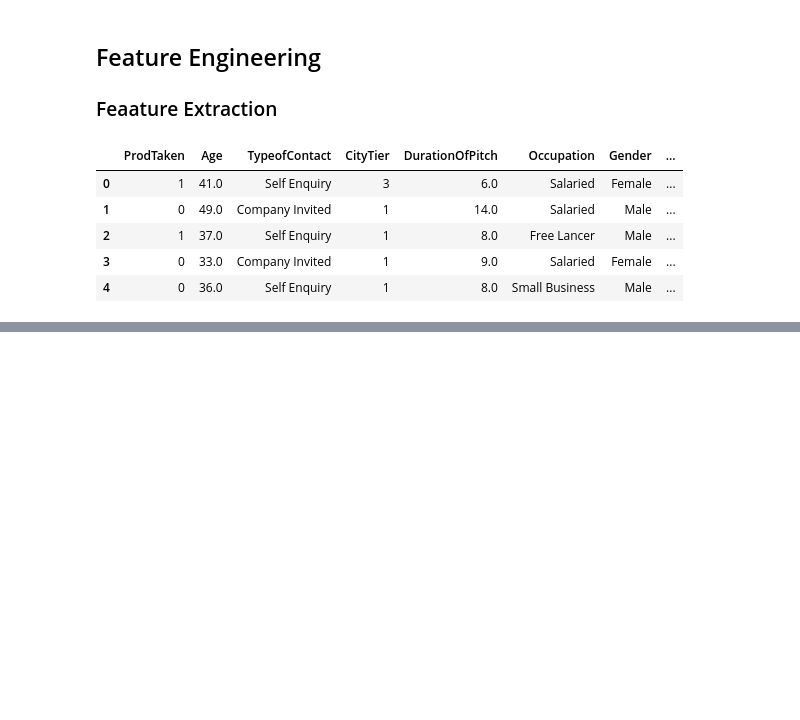
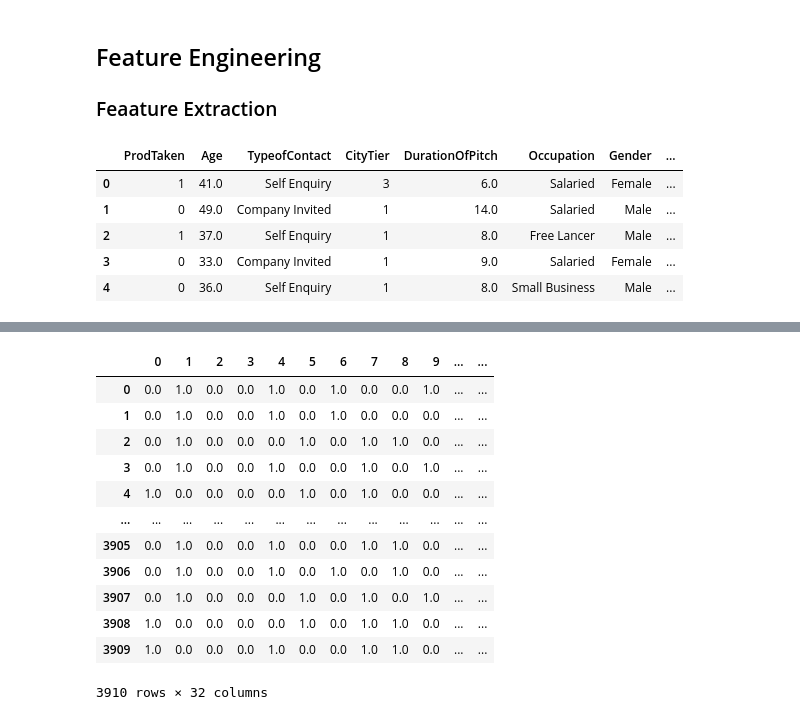
Before and after one commit to Soumo31428/RandomForestClassification, a Jupyter notebook: Random_Forest_Classification_Implementation.ipynb, the cells around one changed output, grey strips where cells are left out. Saved outputs shown, nothing was run; the diff lists cells and outputs as text; code cells hidden in the pictures; blank space fills up the shorter version.

```diff
--- a/Random_Forest_Classification_Implementation.ipynb
+++ b/Random_Forest_Classification_Implementation.ipynb
@@ -216,0 +229,6 @@ Number of categorical features 6
+# %%
+from sklearn.model_selection import train_test_split
+x = df.drop(['ProdTaken'], axis = 1)
+y = df['ProdTaken']
+xtrain, xtest, ytrain, ytest = train_test_split(x,y, random_state =10, test_size = 0.2)
+xtrain.shape, xtest.shape
@@ -216,0 +237,17 @@ Number of categorical features 6
+# %%
+## Create column transformer with 3 types of transformers
+cat_features = x.select_dtypes(include = 'object').columns
+num_features = x.select_dtypes(exclude = 'object').columns
+
+from sklearn.preprocessing import OneHotEncoder, StandardScaler
+from sklearn.compose import ColumnTransformer
+
+numeric_transformer = StandardScaler()
+oh_transformer = OneHotEncoder()
+
+preprocessor = ColumnTransformer(
+    [
+        ('OneHotEncoder', oh_transformer, cat_features),
+        ('StadardScaler', numeric_transformer, num_features)
+    ]
+)
@@ -216,0 +266,18 @@ Number of categorical features 6
+# %%
+## Applying Transformation on training dataset
+xtrain = preprocessor.fit_transform(xtrain)
+pd.DataFrame(xtrain)
+# %% [output]
+|  | 0 | 1 | 2 | 3 | 4 | 5 | 6 | 7 | 8 | 9 | ... | ... |
+| 0 | 0.0 | 1.0 | 0.0 | 0.0 | 1.0 | 0.0 | 1.0 | 0.0 | 0.0 | 1.0 | ... | ... |
+| 1 | 0.0 | 1.0 | 0.0 | 0.0 | 1.0 | 0.0 | 1.0 | 0.0 | 0.0 | 0.0 | ... | ... |
+| 2 | 0.0 | 1.0 | 0.0 | 0.0 | 0.0 | 1.0 | 0.0 | 1.0 | 1.0 | 0.0 | ... | ... |
+| 3 | 0.0 | 1.0 | 0.0 | 0.0 | 1.0 | 0.0 | 0.0 | 1.0 | 0.0 | 1.0 | ... | ... |
+| 4 | 1.0 | 0.0 | 0.0 | 0.0 | 0.0 | 1.0 | 0.0 | 1.0 | 0.0 | 0.0 | ... | ... |
+| ... | ... | ... | ... | ... | ... | ... | ... | ... | ... | ... | ... | ... |
+| 3905 | 0.0 | 1.0 | 0.0 | 0.0 | 1.0 | 0.0 | 0.0 | 1.0 | 1.0 | 0.0 | ... | ... |
+| 3906 | 0.0 | 1.0 | 0.0 | 0.0 | 1.0 | 0.0 | 1.0 | 0.0 | 1.0 | 0.0 | ... | ... |
+| 3907 | 0.0 | 1.0 | 0.0 | 0.0 | 0.0 | 1.0 | 0.0 | 1.0 | 0.0 | 1.0 | ... | ... |
+| 3908 | 1.0 | 0.0 | 0.0 | 0.0 | 0.0 | 1.0 | 0.0 | 1.0 | 1.0 | 0.0 | ... | ... |
+| 3909 | 1.0 | 0.0 | 0.0 | 0.0 | 1.0 | 0.0 | 0.0 | 1.0 | 1.0 | 0.0 | ... | ... |
+3910 rows × 32 columns
```
Also changed, not shown: parts of 12 cells of this notebook.
